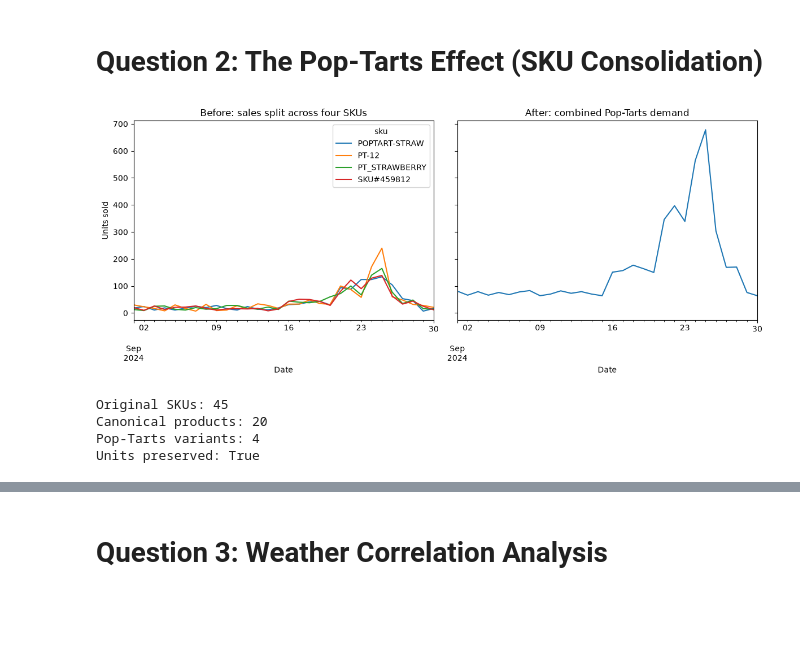
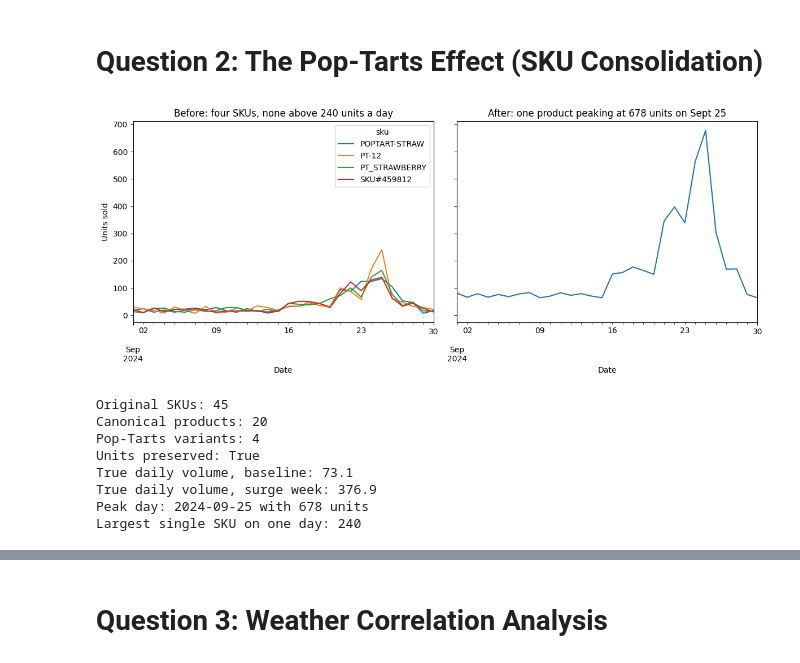
Before and after one commit to hyunderscore/walmart-hurricane-project, a Jupyter notebook: notebooks/team_notebook.ipynb, the cells around one changed output, grey strips where cells are left out. Drawn from its saved outputs; the diff is of its cells as text; code cells hidden in the pictures; blank space fills up the shorter version.

```diff
--- a/notebooks/team_notebook.ipynb
+++ b/notebooks/team_notebook.ipynb
@@ -371,14 +371,19 @@ q1_results = q1_results.sort_values('multiple', ascending=False)
 display(q1_results.round(2))
 
 top5 = q1_results.head(5).index
+top = q1_results.index[0]
 
-ax = q1_daily[top5].loc['2024-09-01':'2024-09-30'].plot(figsize=(12, 5))
+# divide by each category's own baseline so the 5.2x is visible
+indexed = q1_daily[top5] / baseline[top5]
+
+ax = indexed.loc['2024-09-01':'2024-09-30'].plot(figsize=(12, 5))
 
 ax.axvspan(pd.Timestamp('2024-09-19'), pd.Timestamp('2024-09-26'), color='orange', alpha=0.12, label='Pre-landfall week')
+ax.axhline(1, color='gray', linestyle=':', label='Baseline')
 
-ax.set_title('Daily sales of five categories ranked by relative change')
+ax.set_title(f'{top} sales rose {q1_results.loc[top, "multiple"]:.1f}x in the week before landfall, the most of any category')
 ax.set_xlabel('Date')
-ax.set_ylabel('Units sold')
+ax.set_ylabel('Units sold / baseline units per day')
 plt.legend()
 plt.tight_layout()
 plt.show()
@@ -404,33 +409,41 @@ Using September 8–15 as the baseline and September 19–25 pre-landfall period
 # %%
 assert sales["quantity"].sum() == (sales.groupby("canonical_sku")["quantity"].sum().sum())
 
 pt = sales[sales["canonical_sku"] == "POPTART-STRAWBERRY"].copy()
 pt["date"] = pt["timestamp"].dt.normalize()
 
 before = pt.pivot_table(index="date", columns="sku", values="quantity", aggfunc="sum", fill_value=0)
 after = before.sum(axis=1)
 
 fig, axes = plt.subplots(1, 2, figsize=(12, 5), sharey=True)
 
-before.plot(ax=axes[0], title="Before: sales split across four SKUs")
-after.plot(ax=axes[1], title="After: combined Pop-Tarts demand")
+before.plot(ax=axes[0], title="Before: four SKUs, none above 240 units a day")
+after.plot(ax=axes[1], title="After: one product peaking at 678 units on Sept 25")
 
 for ax in axes:
     ax.set_xlabel("Date")
     ax.set_ylabel("Units sold")
 
 plt.tight_layout()
 plt.show()
 
 print("Original SKUs:", sales["sku"].nunique())
 print("Canonical products:", sales["canonical_sku"].nunique())
 print("Pop-Tarts variants:", pt["sku"].nunique())
 print("Units preserved:", True)
+print('True daily volume, baseline:', round(after.loc['2024-09-08':'2024-09-15'].mean(), 1))
+print('True daily volume, surge week:', round(after.loc['2024-09-19':'2024-09-25'].mean(), 1))
+print('Peak day:', after.idxmax().date(), 'with', after.max(), 'units')
+print('Largest single SKU on one day:', before.max().max())
 # %% [output]
-[figure, old version]
+[figure, new version]
 Original SKUs: 45
 Canonical products: 20
 Pop-Tarts variants: 4
 Units preserved: True
+True daily volume, baseline: 73.1
+True daily volume, surge week: 376.9
+Peak day: 2024-09-25 with 678 units
+Largest single SKU on one day: 240
 # %% [markdown]
 ### Question 2 Writeup
```
Also changed, not shown: parts of 8 cells of this notebook, 1 other file.
